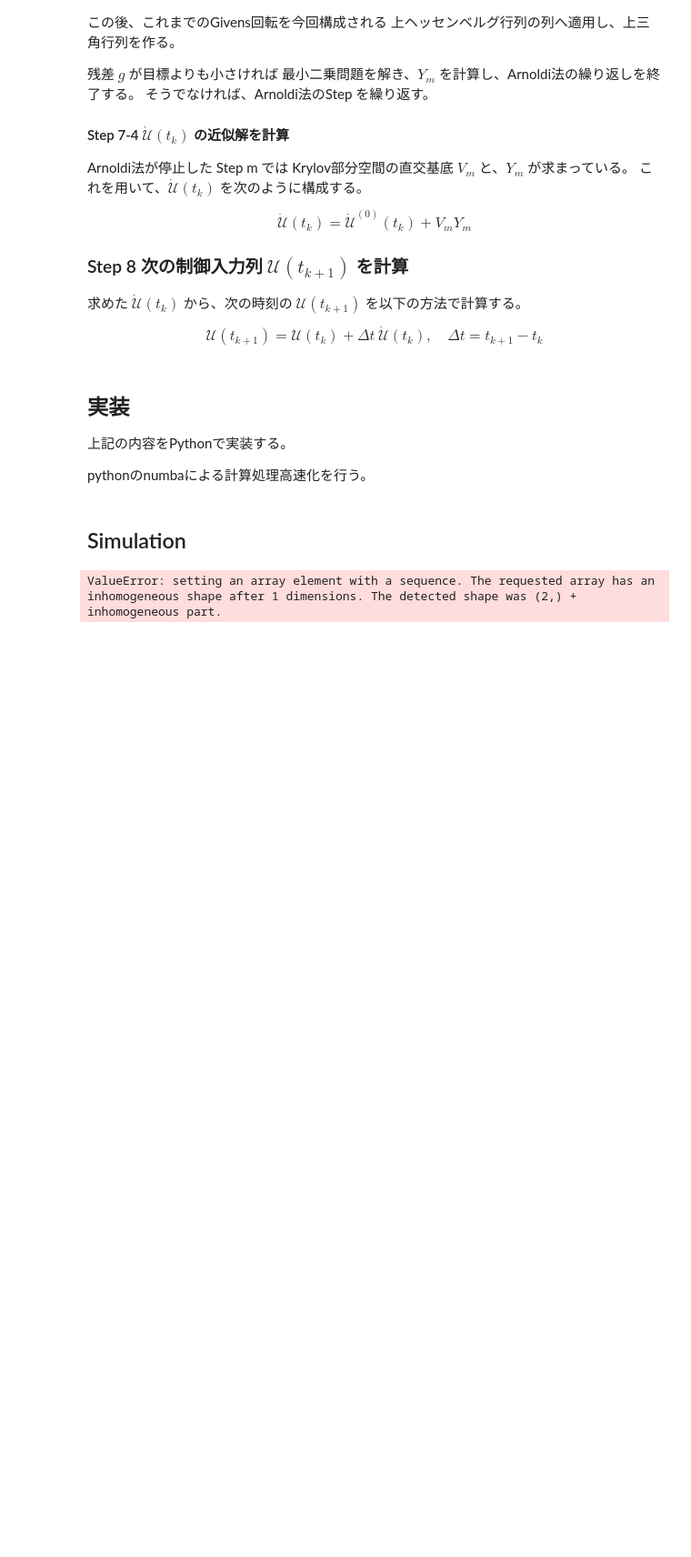
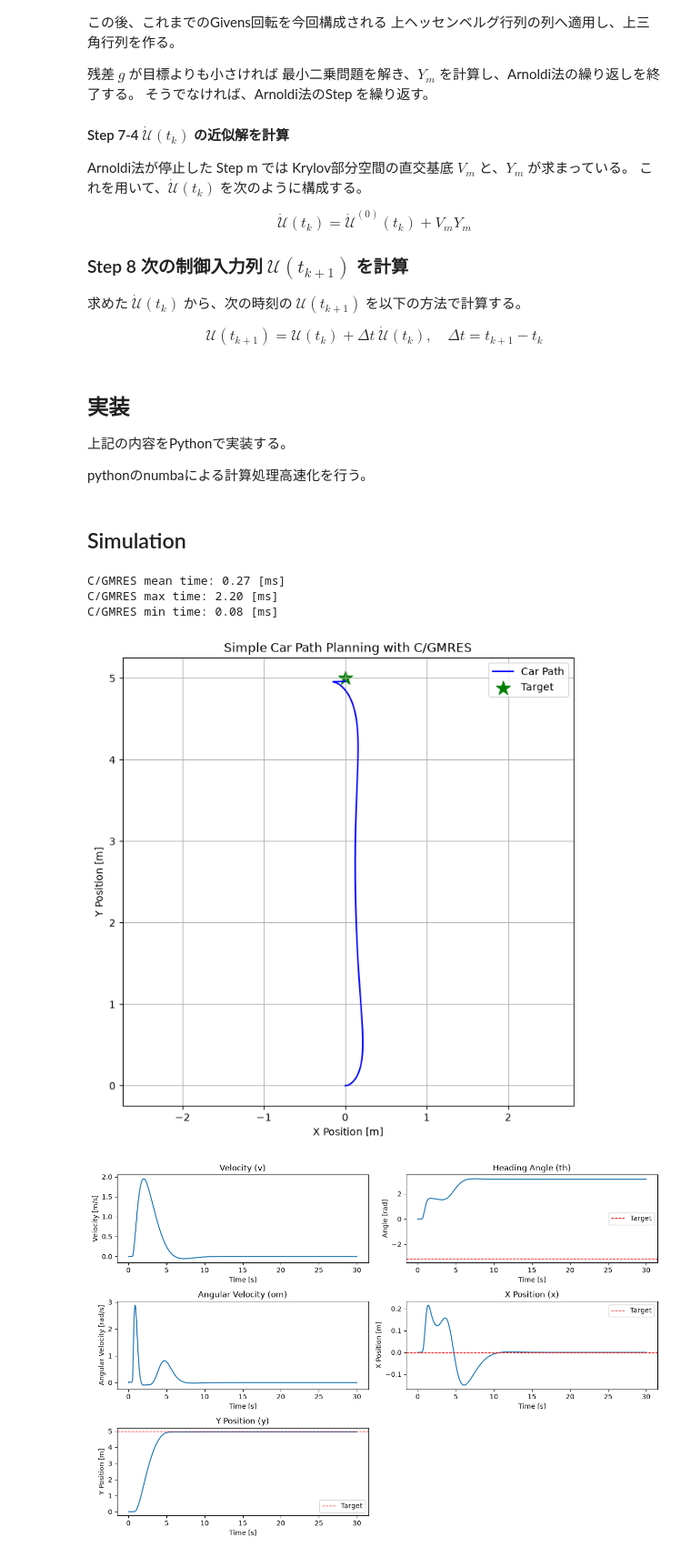
Before and after one commit to hideto008/learning_C-GMRES, a Jupyter notebook: Application/SimpleCar.ipynb, the cells around one changed output. Shown at 91% size. Saved outputs shown, nothing was run; the diff lists cells and outputs as text; code cells hidden in the pictures; blank space fills up the shorter version.

```diff
--- a/Application/SimpleCar.ipynb
+++ b/Application/SimpleCar.ipynb
@@ -1967,29 +2154,33 @@ def create_car_animation(
 # %%
 param1 = CarParams(
     obstacles=np.array([
         [2.0, 0.0, 0.5, 0.0],
         [4.0, 2.0, 0.8, 0]],
          dtype=np.float64),
-    target=np.array([np.radians(-30.0), 5.0, -1.0], dtype=np.float64)
+    target=np.array([np.radians(-180.0), 0.0, 5.0], dtype=np.float64)
 )
 
 param1.m = 1
 param1.I = 0.1
 param1.Tf = 4.0
 param1.Ta = 0.3
 param1.zeta = 30
 param1.dt = 0.01
 param1.input_weights = np.array([10.0, 10.0], dtype=np.float64)
 param1.barrier_weights = np.array([10.0, 10.0], dtype=np.float64)
 param1.input_limits = np.array([100.0, 100.0], dtype=np.float64)
 param1.q_running = np.array([5.0, 1.1, 0.1, 7.0, 7.0], dtype=np.float64)
 param1.q_terminal = np.array([3.0, 1.0, 1.0, 6.0, 6.0], dtype=np.float64)
 
 
-ret, predicted_states = calc_simulation(param1, X0=np.array([0.0, 0.0, 0.0, 0.0, 0.0]), total_time=30.0)
-show_result_in_map(ret, param1)
-show_state_in_time(ret, param1)
+states, predicted_states = calc_simulation(param1, X0=np.array([0.0, 0.0, 0.0, 0.0, 0.0]), total_time=30.0)
+show_result_in_map(states, param1)
+show_state_in_time(states, param1)
 # %% [output]
-ValueError: setting an array element with a sequence. The requested array has an inhomogeneous shape after 1 dimensions. The detected shape was (2,) + inhomogeneous part.
+C/GMRES mean time: 0.27 [ms]
+C/GMRES max time: 2.20 [ms]
+C/GMRES min time: 0.08 [ms]
+[figure, added]
+[figure, added]
 # %%
 animation = create_car_animation(
```
Also changed, not shown: parts of 6 cells of this notebook, 2 other files.
